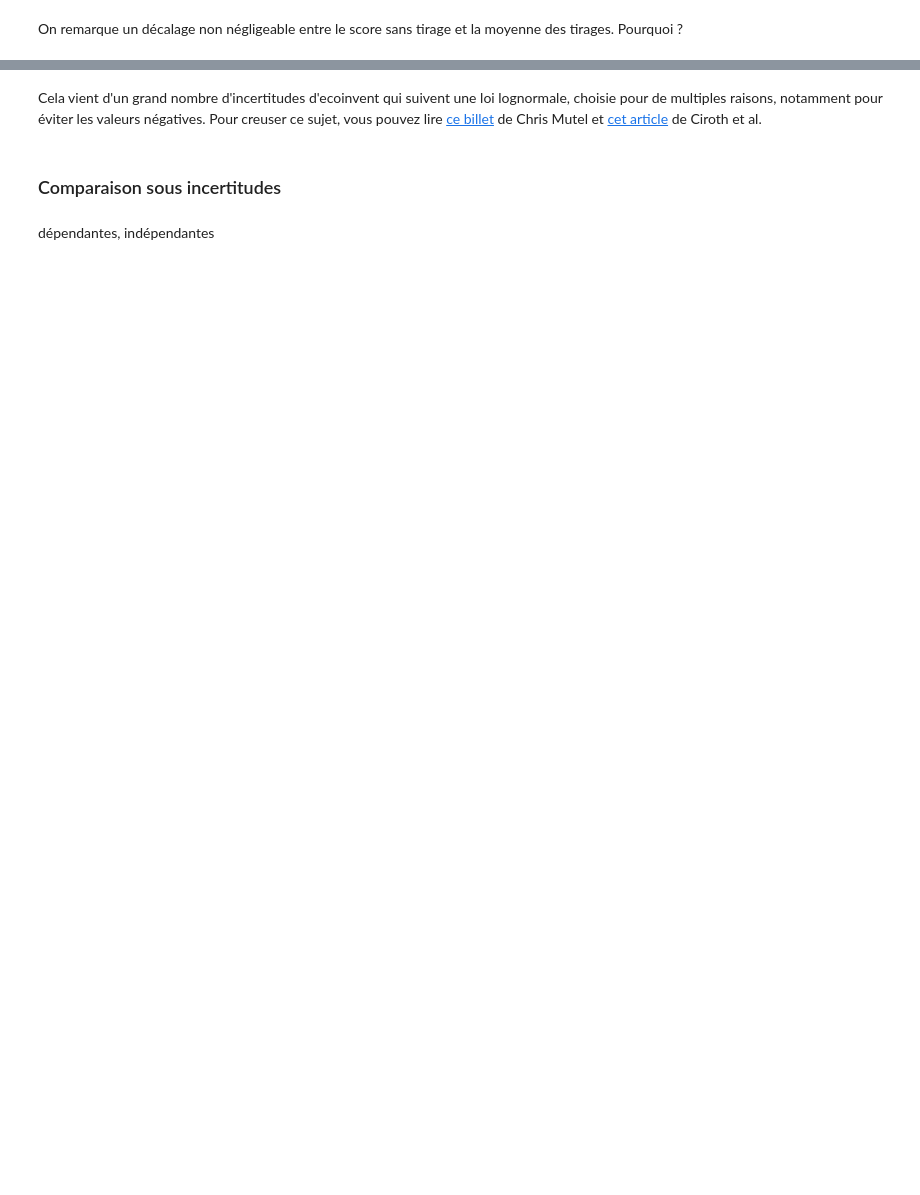
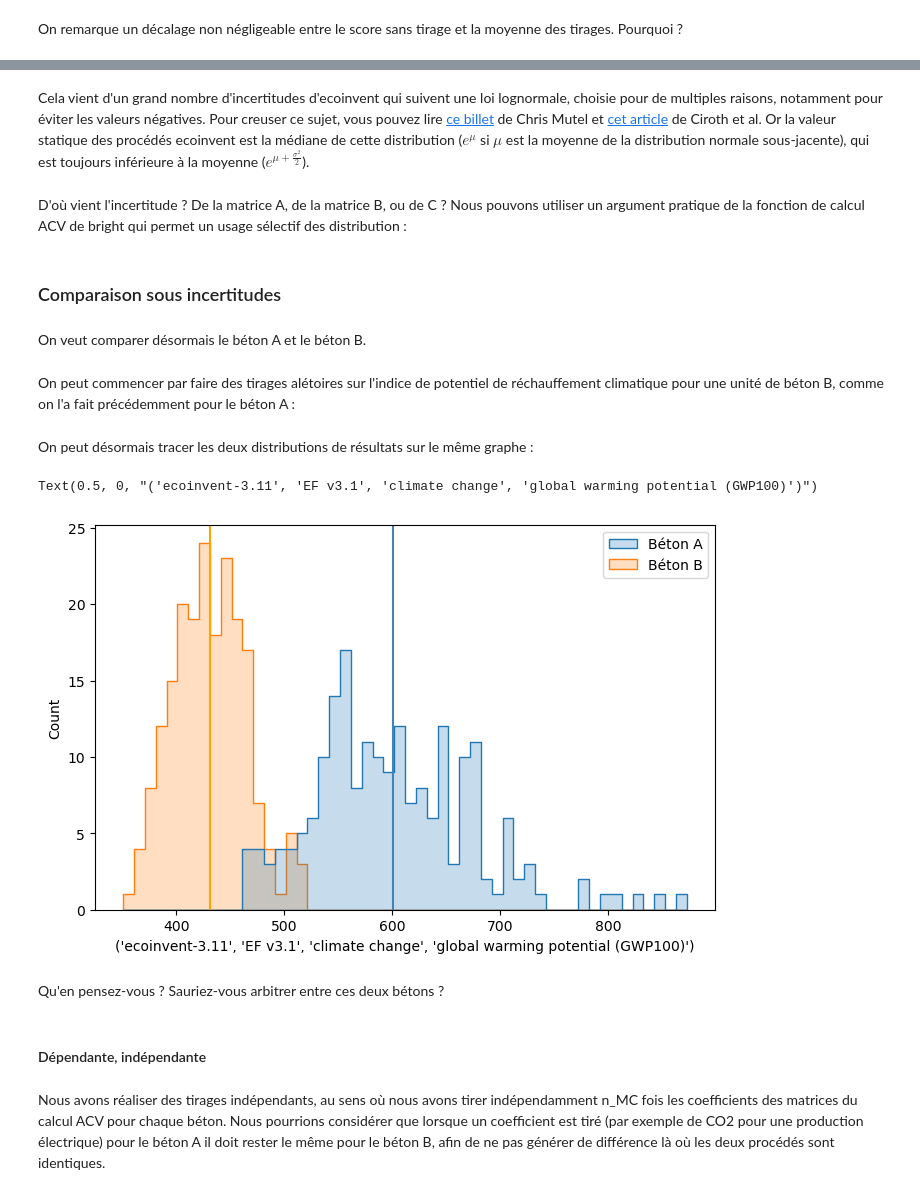
Before and after one commit to tchevilliet/ANCYV_2025, a Jupyter notebook: 4_Analyse_d_incertitudes.ipynb, the cells around one changed output, grey strips where cells are left out. Cells and saved outputs as stored; diff of their text form; code cells hidden in the pictures; blank space fills up the shorter version.

Commit message:
notebook incertitudes

```diff
--- a/4_Analyse_d_incertitudes.ipynb
+++ b/4_Analyse_d_incertitudes.ipynb
@@ -85,6 +105,36 @@ uncertainty_types # 0 veut dire que l'incertitude n'est pas renseignée, 2 que l
 # %% [markdown]
-Cela vient d'un grand nombre d'incertitudes d'ecoinvent qui suivent une loi lognormale, choisie pour de multiples raisons,  notamment pour éviter les valeurs négatives. Pour creuser ce sujet, vous pouvez lire [ce billet](https://chris.mutel.org/ecoinvent-lognormal.html) de Chris Mutel et [cet article](https://link.springer.com/article/10.1007/s11367-013-0670-5) de Ciroth et al.
+Cela vient d'un grand nombre d'incertitudes d'ecoinvent qui suivent une loi lognormale, choisie pour de multiples raisons,  notamment pour éviter les valeurs négatives. Pour creuser ce sujet, vous pouvez lire [ce billet](https://chris.mutel.org/ecoinvent-lognormal.html) de Chris Mutel et [cet article](https://link.springer.com/article/10.1007/s11367-013-0670-5) de Ciroth et al. Or la valeur statique des procédés ecoinvent est la médiane de cette distribution ($e^{\mu}$ si $\mu$ est la moyenne de la distribution normale sous-jacente), qui est toujours inférieure à la moyenne ($e^{\mu +\frac{\sigma^2}{2}}$).
+# %% [markdown]
+D'où vient l'incertitude ? De la matrice A, de la matrice B, ou de C ? Nous pouvons utiliser un argument pratique de la fonction de calcul ACV de bright qui permet un usage sélectif des distribution :
 # %% [markdown]
 ### Comparaison sous incertitudes
+# %% [markdown]
+On veut comparer désormais le béton A et le béton B.
+# %%
+beton_B = fgdb.search("Béton B")[0]
+# %% [markdown]
+On peut commencer par faire des tirages alétoires sur l'indice de potentiel de réchauffement climatique pour une unité de béton B, comme on l'a fait précédemment pour le béton A :
+# %%
+lca_unc_B = bc.LCA(demand={beton_B.id : 1.0},method=gwp100,use_distributions=True) # L'argument use_distribution=True indique de préparer les matrices pour des tirages aléatoires
+lca_unc_B.lci()
+lca_unc_B.lcia()
+
+scores_B = [lca_unc_B.score for _ in zip(lca_unc_B,range(n_MC))]
+# %% [markdown]
+On peut désormais tracer les deux distributions de résultats sur le même graphe :
+# %%
+fig, ax = plt.subplots(figsize=(8,5))
+
+sns.histplot({'Béton A' : scores_A,'Béton B' : scores_B},element='step',binwidth=10)
+ax.axvline(x=np.mean(scores_A), color='steelblue',label = 'moyenne Béton A') # Tracé à la moyenne des tirages
+ax.axvline(x=np.mean(scores_B), color='orange',label = 'moyenne Béton B') # Tracé à la médiane des tirages
+ax.set_xlabel(str(gwp100))
+# %% [output]
+Text(0.5, 0, "('ecoinvent-3.11', 'EF v3.1', 'climate change', 'global warming potential (GWP100)')")
+[figure, added]
+# %% [markdown]
+Qu'en pensez-vous ? Sauriez-vous arbitrer entre ces deux bétons ?
 # %% [markdown]
-dépendantes, indépendantes
+#### Dépendante, indépendante
+# %% [markdown]
+Nous avons réaliser des tirages indépendants, au sens où nous avons tirer indépendamment n_MC fois les coefficients des matrices du calcul ACV pour chaque béton. Nous pourrions considérer que lorsque un coefficient est tiré (par exemple de CO2 pour une production électrique) pour le béton A il doit rester le même pour le béton B, afin de  ne pas générer de différence là où les deux procédés sont identiques.
```
Also changed, not shown: parts of 16 cells of this notebook, 1 other file.
